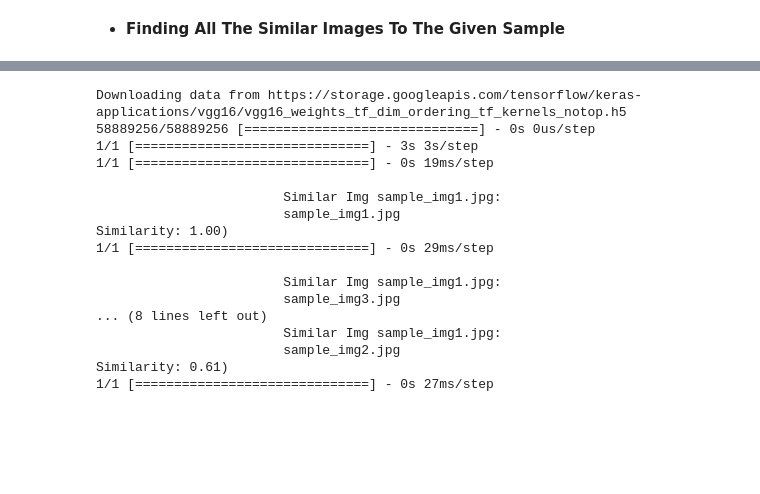
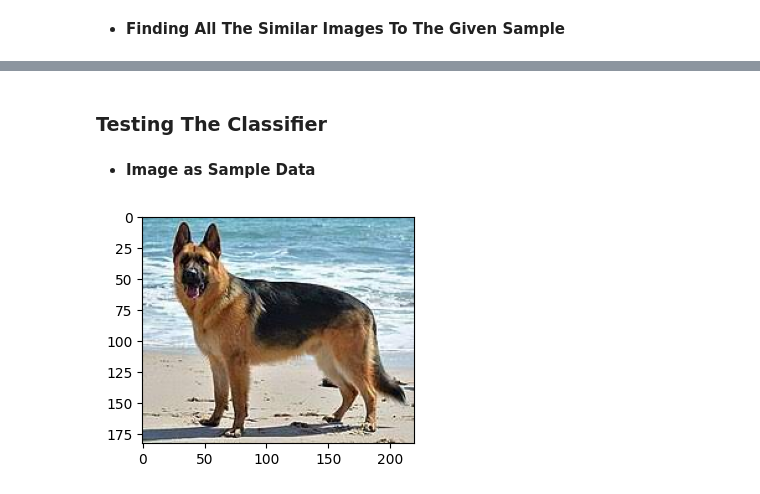
Before and after one commit to vivek09thakur/ML-Image-Classification, a Jupyter notebook: Colab Notebook/Image_Classification_Machine_Learning.ipynb, the cells around one changed output, grey strips where cells are left out. Saved outputs shown, nothing was run; the diff lists cells and outputs as text; code cells hidden in the pictures; blank space fills up the shorter version.

```diff
--- a/Colab Notebook/Image_Classification_Machine_Learning.ipynb
+++ b/Colab Notebook/Image_Classification_Machine_Learning.ipynb
@@ -107,25 +127,14 @@ def find_and_group_similar_images(sample_image_folder,
+# %% [markdown]
+### **Testing The Classifier**
 # %%
-sample_image_folder_path = "/content/drive/MyDrive/Colab Notebooks/Dataset/ImgDataset/SampleImg"
-dataset_image_folder_path = "/content/drive/MyDrive/Colab Notebooks/Dataset/ImgDataset"
+SampleImgFolder = "/content/drive/MyDrive/Colab Notebooks/Dataset/ImgDataset/SampleImg"
 similarity_threshold = 0.5
-output_folder_name = "similar_images_output"
+output_folder = "/content/ClassifiedImages"
-# %%
-find_and_group_similar_images(sample_image_folder_path, dataset_image_folder_path, similarity_threshold, output_folder_name)
-# %% [output]
-Downloading data from https://storage.googleapis.com/tensorflow/keras-applications/vgg16/vgg16_weights_tf_dim_ordering_tf_kernels_notop.h5
-58889256/58889256 [==============================] - 0s 0us/step
-1/1 [==============================] - 3s 3s/step
-1/1 [==============================] - 0s 19ms/step
-
-                        Similar Img sample_img1.jpg:
-                        sample_img1.jpg
-Similarity: 1.00)
-1/1 [==============================] - 0s 29ms/step
-
-                        Similar Img sample_img1.jpg:
-                        sample_img3.jpg
-... (8 lines left out)
-                        Similar Img sample_img1.jpg:
-                        sample_img2.jpg
-Similarity: 0.61)
-1/1 [==============================] - 0s 27ms/step
+# %% [markdown]
+- **Image as Sample Data**
+# %%
+SampleImage = os.listdir(SampleImgFolder)
+# %%
+ExploreDataset(SampleImgFolder,SampleImage)
+# %% [output]
+[figure, added]
```
Also changed, not shown: parts of 14 cells of this notebook.
